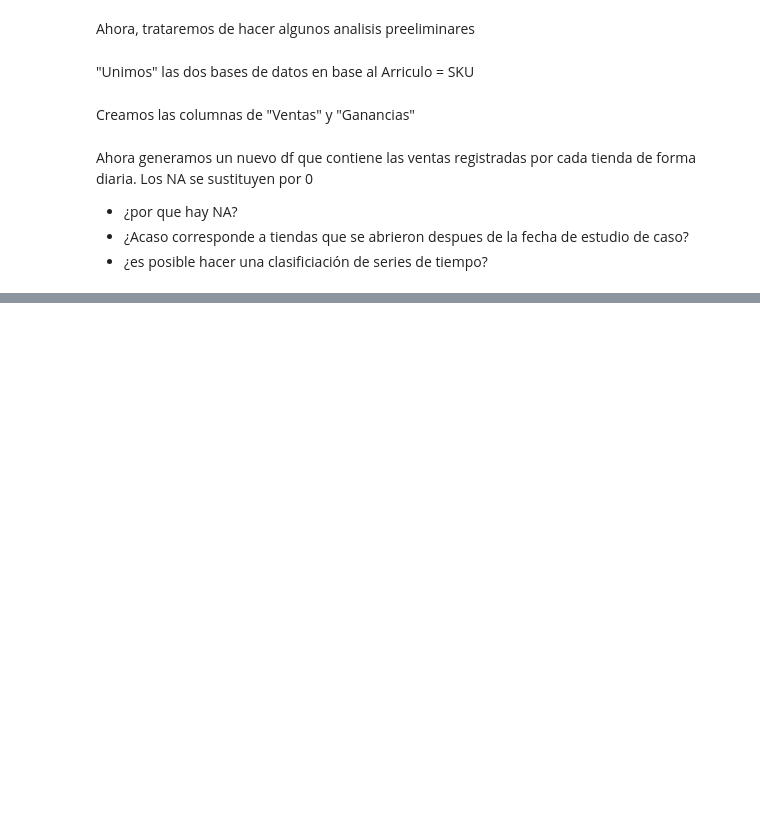
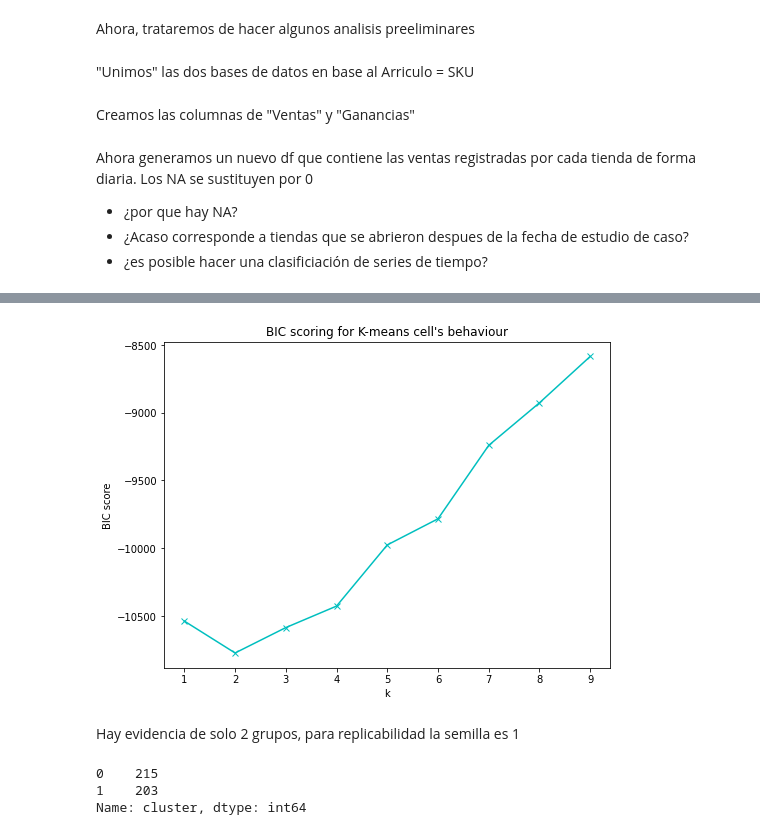
Before and after one commit to PedroAdair/PronosticoVentas, a Jupyter notebook: Clustering_series_tiempo.ipynb, the cells around one changed output, grey strips where cells are left out. Drawn from its saved outputs; the diff is of its cells as text; code cells hidden in the pictures; blank space fills up the shorter version.

```diff
--- a/Clustering_series_tiempo.ipynb
+++ b/Clustering_series_tiempo.ipynb
@@ -73,0 +211,32 @@ ventas_tiendas
+# %%
+def plot_BIC(matrix,x_calls,K):
+    from sklearn import mixture
+    BIC=[]
+    for k in K:
+        model=mixture.GaussianMixture(n_components=k,init_params='kmeans')
+        model.fit(matrix[x_calls])
+        BIC.append(model.bic(matrix[x_calls]))
+    fig, ax = plt.subplots(figsize=(8, 6))
+    plt.plot(K,BIC,'-cx')
+    plt.ylabel("BIC score")
+    plt.xlabel("k")
+    plt.title("BIC scoring for K-means cell's behaviour")
+    return(BIC)
+# %%
+K = range(1,10)
+BIC = plot_BIC(matrix,x_calls,K)
+# %% [output]
+[figure, added]
+# %% [markdown]
+Hay evidencia de solo 2 grupos, para replicabilidad la semilla es 1
+# %%
+from sklearn.cluster import KMeans
+from sklearn.decomposition import PCA
+from mpl_toolkits.mplot3d import Axes3D
+cluster = KMeans(n_clusters=2,random_state=1)
+matrix['cluster'] = cluster.fit_predict(matrix[x_calls])
+print(matrix.cluster.value_counts())
+# %% [output]
+0    215
+1    203
+Name: cluster, dtype: int64
```
Also changed, not shown: parts of 26 cells of this notebook.
